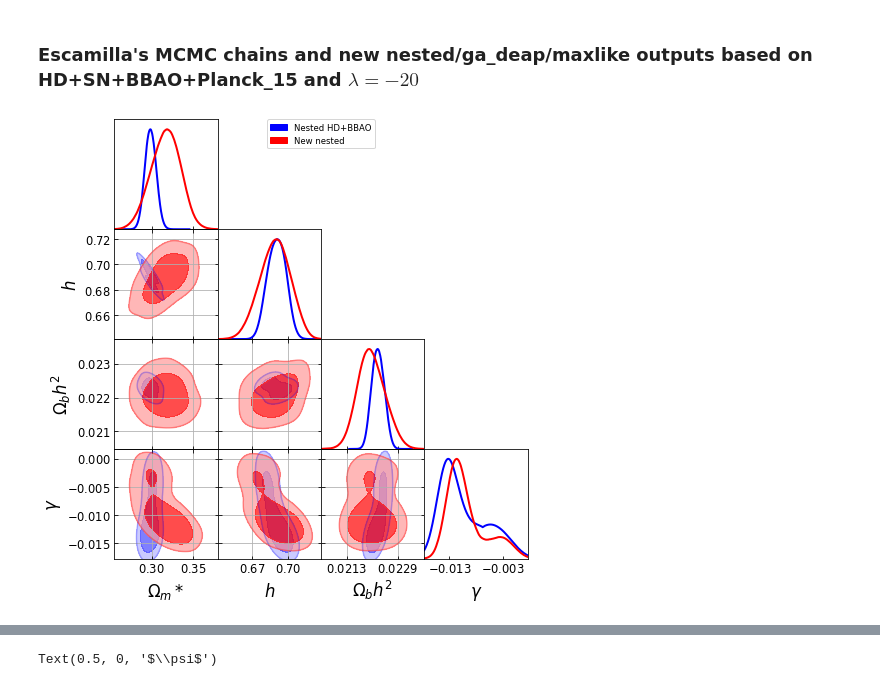
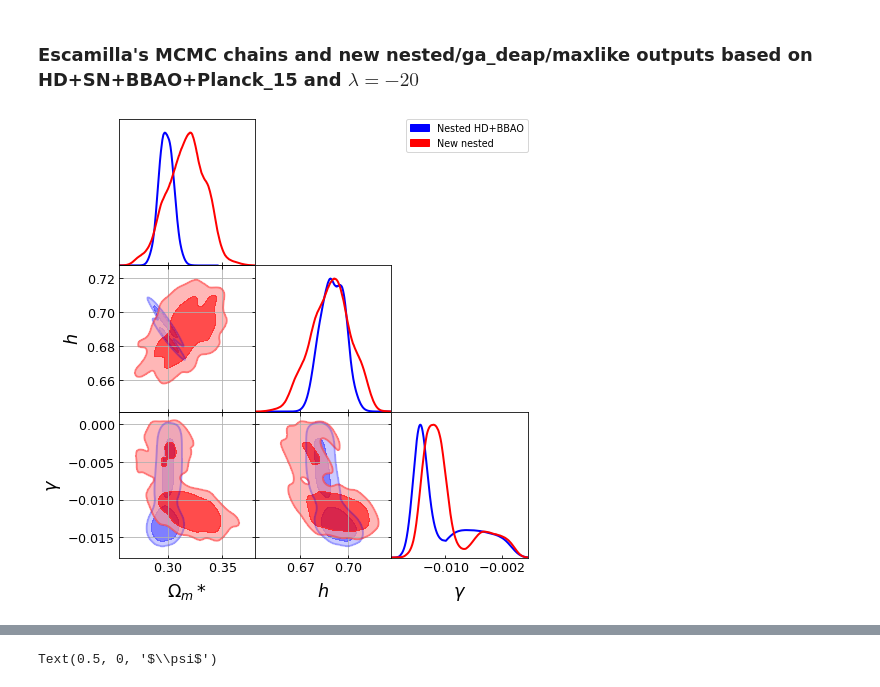
Before and after one commit to igomezv/cosmo_tools, a Jupyter notebook: models/genetic_paper/plots.ipynb, the cells around one changed output, grey strips where cells are left out. Cells and saved outputs as stored; diff of their text form; code cells hidden in the pictures.

```diff
--- a/models/genetic_paper/plots.ipynb
+++ b/models/genetic_paper/plots.ipynb
@@ -526,44 +526,44 @@ root_ga = 'Grad_phy_HD+BBAO_ga_deap'
 root_new = 'Grad_phy_HD+BBAO+SN_nested_multi' # working
 # root_new = 'Grad_phy_HD+SN+BBAO+Planck_15_mcmc' # No!
 
-roots_le = [root_le, root_new]
+roots = [root_le, root_new]
 
 
 g= plots.getSubplotPlotter(chain_dir = dir_name_le,width_inch=7,
-                            analysis_settings={'smooth_scale_2D': 0.6, 'smooth_scale_1D': 0.6, 'ignore_rows': 0.1})
+                            analysis_settings={'smooth_scale_2D': 0.3, 'smooth_scale_1D': 0.3, 'ignore_rows': 0.1})
 g.settings.axes_fontsize = 15
 g.settings.lab_fontsize = 20
 g.settings.colorbar_axes_fontsize=20
 g.settings.colorbar_label_rotation= 0
 g.settings.alpha_filled_add =0.9
 g.settings.scatter_size = 9
 g.settings.lw_contour=3
 g.settings.colormap_scatter= 'hsv'
-g.triangle_plot(roots_le,
-                 ['Om','h', 'Obh2', 'ggama'],
-                contour_args=[{'lw':3, 'color':'blue', 'ls':'-'},
+g.triangle_plot(roots,
+                 ['Om','h','ggama'],
+                  contour_args=[{'lw':3, 'color':'blue', 'ls':'-'},
                               {'lw':2, 'color':'red', 'ls':'-'},
                               {'lw':2, 'color':'green', 'ls':'-'},
                               {'lw':2, 'color':'gray', 'ls':'-'}], filled=True,
                 alphas=[0.5, 0.7, 0.8, 0.9], legend_labels= ['Nested HD+BBAO', 'New nested'],
                 line_args=[{'lw':2, 'color':'blue'}, {'lw':2, 'color':'red', 'ls':'-'},
                 {'lw':2, 'color':'green'}, {'lw':2, 'color':'gray'}], contour_colors=['blue','red', 'green', 'gray'])
                 #,plot_3d_with_param='alpha')
 
 
 g.subplots[1,0].grid(True)
 g.subplots[2,0].grid(True)
-g.subplots[3,0].grid(True)
+# g.subplots[3,0].grid(True)
 g.subplots[2,1].grid(True)
-g.subplots[3,1].grid(True)
-g.subplots[3,2].grid(True)
+# g.subplots[3,1].grid(True)
+# g.subplots[3,2].grid(True)
 
 # g.subplots[1,0].set_ylim(-0.5, 1.5)
 # #
 # g.subplots[1,1].set_xlim(-0.05, 1.8)
 
 # g.subplots[0,0].set_title('Phantom', fontsize=20)
 # g.export('Phantom2.pdf')
 # plt.title('Graduated with HD+SN+BAO+Planck', )
 # %% [output]
-[figure, old version]
+[figure, new version]
```
Also changed, not shown: parts of 5 cells of this notebook.
